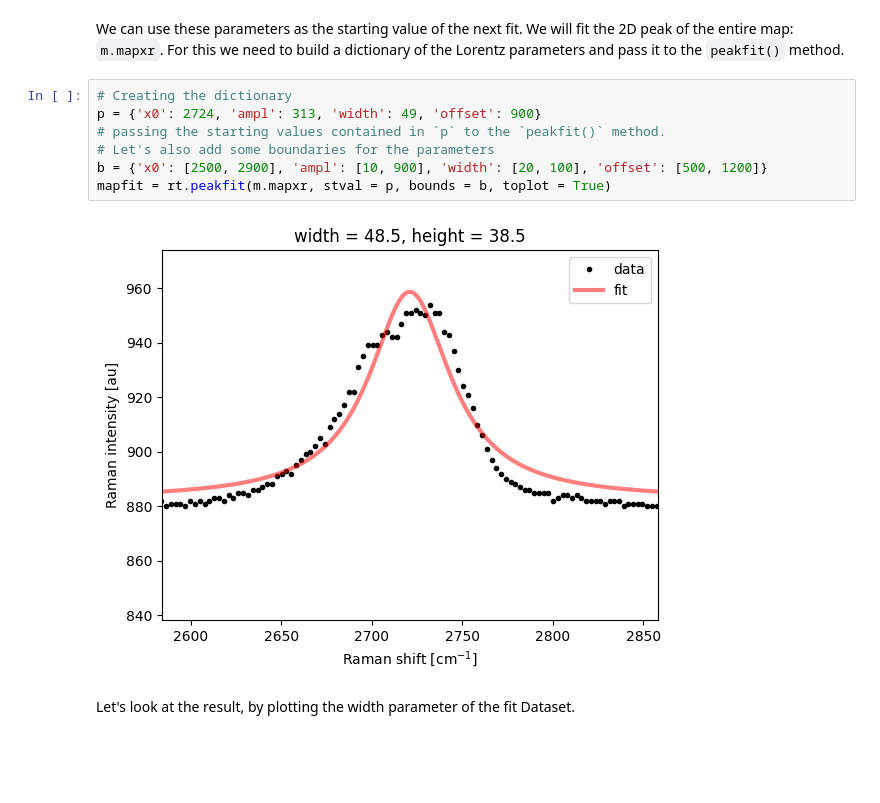
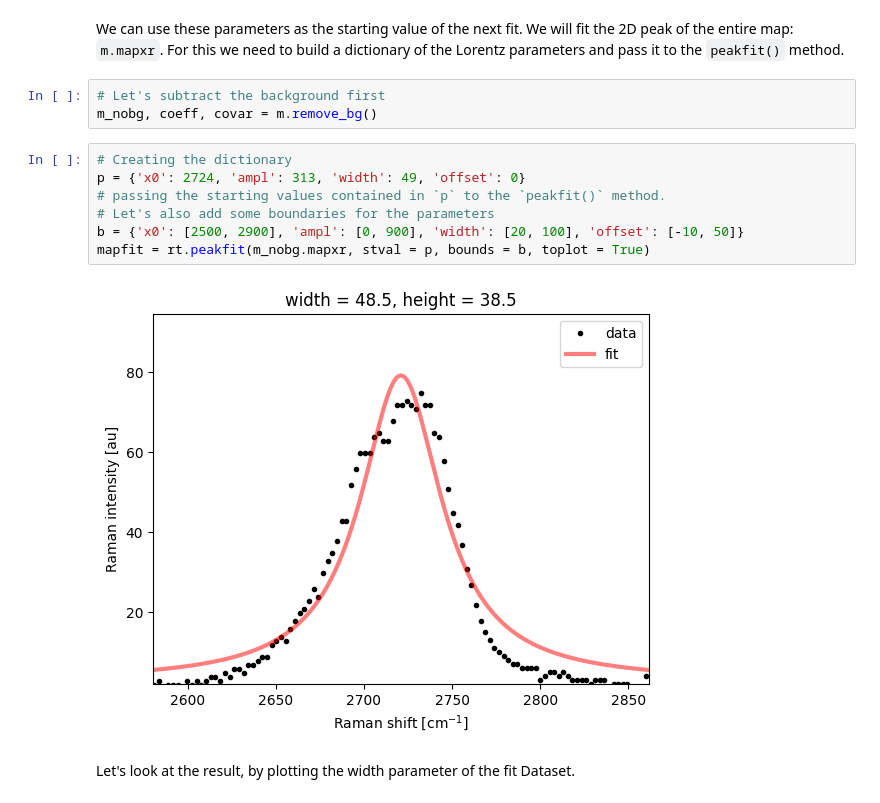
Before and after one commit to zrbyte/ramantools, a Jupyter notebook: ramantools tutorial.ipynb, the cells around one changed output. Drawn from its saved outputs; the diff is of its cells as text; blank space fills up the shorter version.

```diff
--- a/ramantools tutorial.ipynb
+++ b/ramantools tutorial.ipynb
@@ -490,15 +490,18 @@ Coordinates:
   * param    (param) <U6 'x0' 'ampl' 'width' 'offset'
 # %% [markdown]
 We can use these parameters as the starting value of the next fit. We will fit the 2D peak of the entire map: `m.mapxr`. For this we need to build a dictionary of the Lorentz parameters and pass it to the `peakfit()` method.
+# %%
+# Let's subtract the background first
+m_nobg, coeff, covar = m.remove_bg()
 # %%
 # Creating the dictionary
-p = {'x0': 2724, 'ampl': 313, 'width': 49, 'offset': 900}
+p = {'x0': 2724, 'ampl': 313, 'width': 49, 'offset': 0}
 # passing the starting values contained in `p` to the `peakfit()` method.
 # Let's also add some boundaries for the parameters
-b = {'x0': [2500, 2900], 'ampl': [10, 900], 'width': [20, 100], 'offset': [500, 1200]}
-mapfit = rt.peakfit(m.mapxr, stval = p, bounds = b, toplot = True)
+b = {'x0': [2500, 2900], 'ampl': [0, 900], 'width': [20, 100], 'offset': [-10, 50]}
+mapfit = rt.peakfit(m_nobg.mapxr, stval = p, bounds = b, toplot = True)
 # %% [output]
-[figure, old version]
+[figure, new version]
 # %% [markdown]
 Let's look at the result, by plotting the width parameter of the fit Dataset.
 # %%
```
Also changed, not shown: parts of 35 cells of this notebook, 1 other file.
